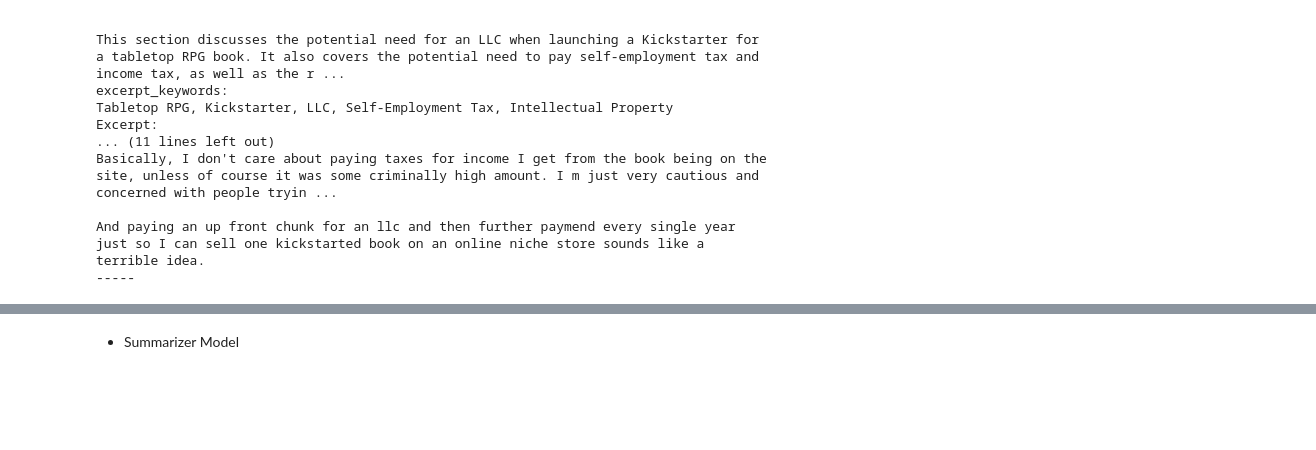
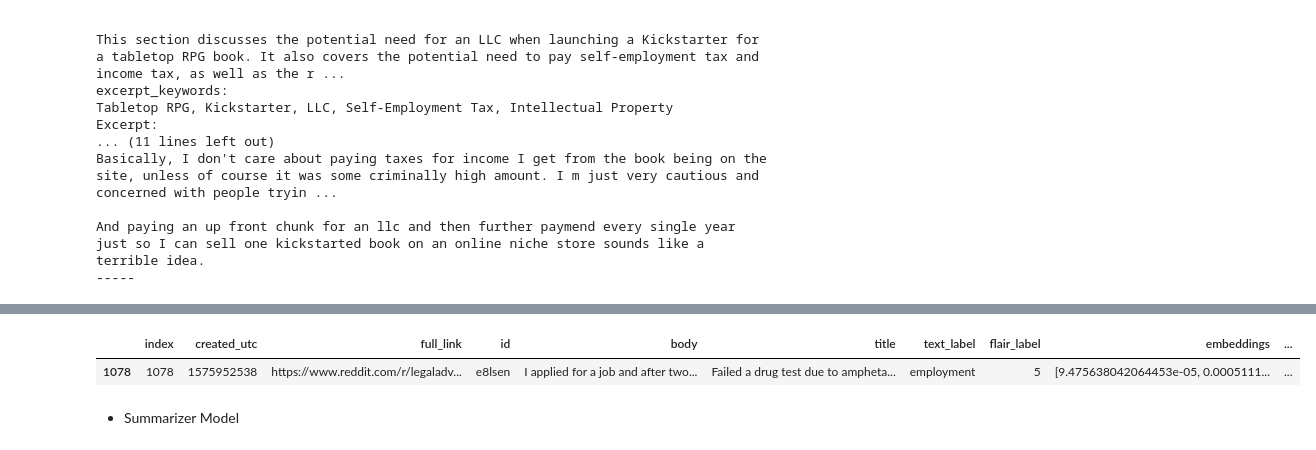
Before and after one commit to pdoubleg/junk-drawer, a Jupyter notebook: src_index/semantic_search_reddit_legal.ipynb, the cells around one changed output, grey strips where cells are left out. Drawn from its saved outputs; the diff is of its cells as text; code cells hidden in the pictures; blank space fills up the shorter version.

```diff
--- a/src_index/semantic_search_reddit_legal.ipynb
+++ b/src_index/semantic_search_reddit_legal.ipynb
@@ -445,3 +519,8 @@ Tabletop RPG, Kickstarter, LLC, Self-Employment Tax, Intellectual Property
+# %%
+df.head(1)
+# %% [output]
+|  | index | created_utc | full_link | id | body | title | text_label | flair_label | embeddings | ... |
+| 1078 | 1078 | 1575952538 | https://www.reddit.com/r/legaladv... | e8lsen | I applied for a job and after two... | Failed a drug test due to ampheta... | employment | 5 | [9.475638042064453e-05, 0.0005111... | ... |
 # %%
 def get_top_n(df: pd.DataFrame, query: str, top_n: int):
     search_engine = SemanticSearch(df)
```
Also changed, not shown: parts of 64 cells of this notebook, 1 other file.
